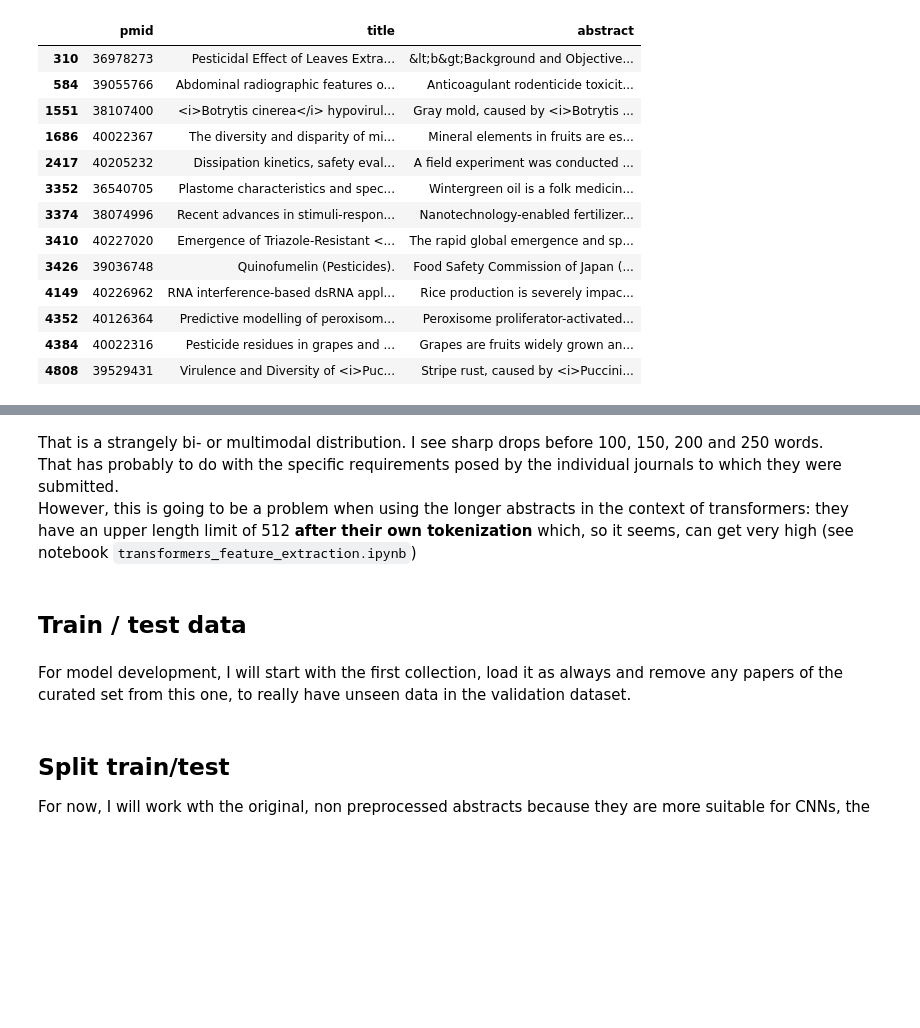
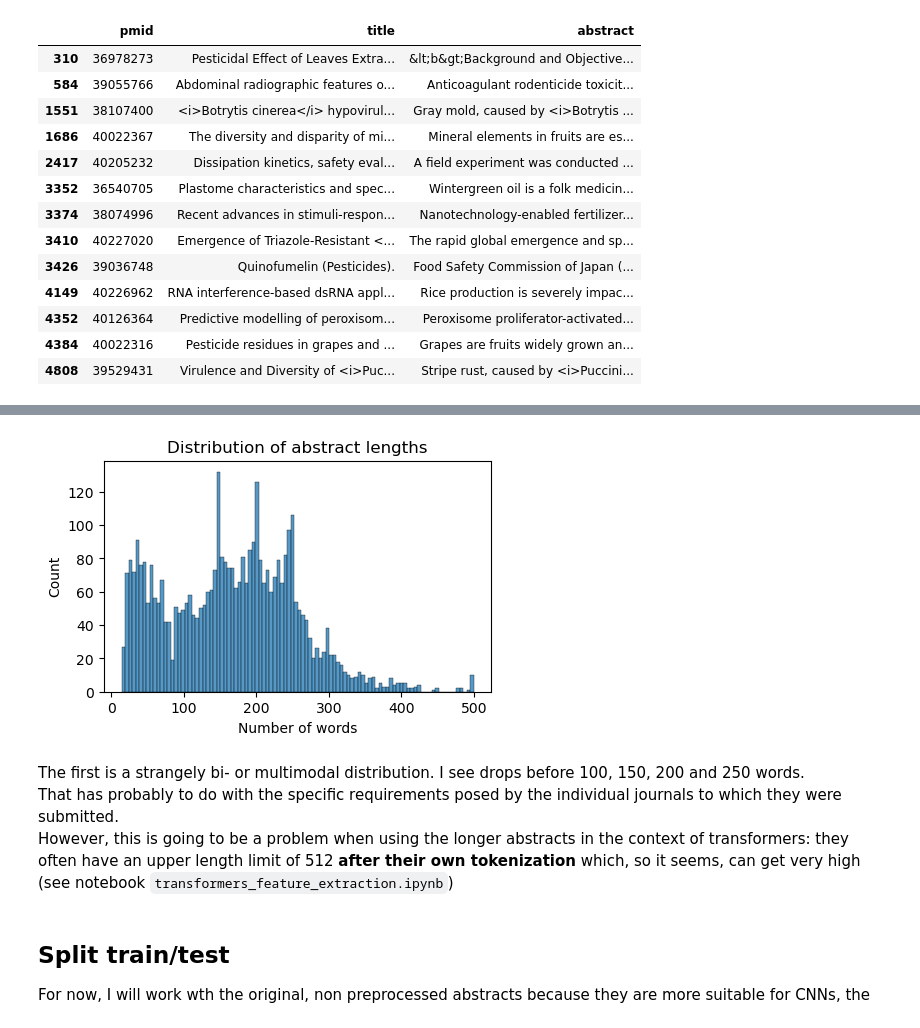
Before and after one commit to MichielNoback/pesticide_literature, a Jupyter notebook: abstract_retrieval_pipeline.ipynb, the cells around one changed output, grey strips where cells are left out. Saved outputs shown, nothing was run; the diff lists cells and outputs as text; code cells hidden in the pictures; blank space fills up the shorter version.

```diff
--- a/abstract_retrieval_pipeline.ipynb
+++ b/abstract_retrieval_pipeline.ipynb
@@ -215,0 +388,4 @@ baseline_train_test_pesticides
+# %%
+baseline_train_test['label'] = 0
+baseline_train_test['text_label'] = 'control'
+baseline_train_test.head()
@@ -215,0 +399,15 @@ baseline_train_test_pesticides
+# %%
+# sample only 1500 rows from the baseline set, to get a balanced dataset
+baseline_train_test_sample = baseline_train_test.sample(n=2500, random_state=42)
+# %%
+train_test_papers = pd.concat([baseline_train_test_sample, abstract_set1_pesticides])
+print(train_test_papers.shape)
+# truncate too long abstracts; mo more than 500 tokens
+train_test_papers['abstract'] = train_test_papers['abstract'].apply(lambda x: ' '.join(x.split()[:500]))
+
+# drop duplicates
+train_test_papers.drop_duplicates(subset=['pmid'], inplace=True)
+print(train_test_papers.shape)
+train_test_papers.reset_index(drop=True, inplace=True)
+
+train_test_papers.head()
@@ -236,9 +473,10 @@ plt.show()
+# %%
+# abstracts with more than 800 tokens were truncated
+plot_length_distribution(train_test_papers)
+# %% [output]
+[figure, added]
 # %% [markdown]
-That is a strangely bi- or multimodal distribution.  I see sharp drops before 100, 150, 200 and 250 words.
+The first is a strangely bi- or multimodal distribution.  I see drops before 100, 150, 200 and 250 words.
 That has probably to do with the specific requirements posed by the individual journals to which they were submitted.
-However, this is going to be a problem when using the longer abstracts in the context of transformers: they have
+However, this is going to be a problem when using the longer abstracts in the context of transformers: they often have
 an upper length limit of 512 **after their own tokenization** which, so it seems, can get very high (see notebook `transformers_feature_extraction.ipynb`)
-# %% [markdown]
-## Train / test data
-# %% [markdown]
-For model development, I will start with the first collection, load it as always and remove any papers of the curated set from this one, to really have unseen data in the validation dataset.
```
Also changed, not shown: parts of 83 cells of this notebook, 19 other files.
